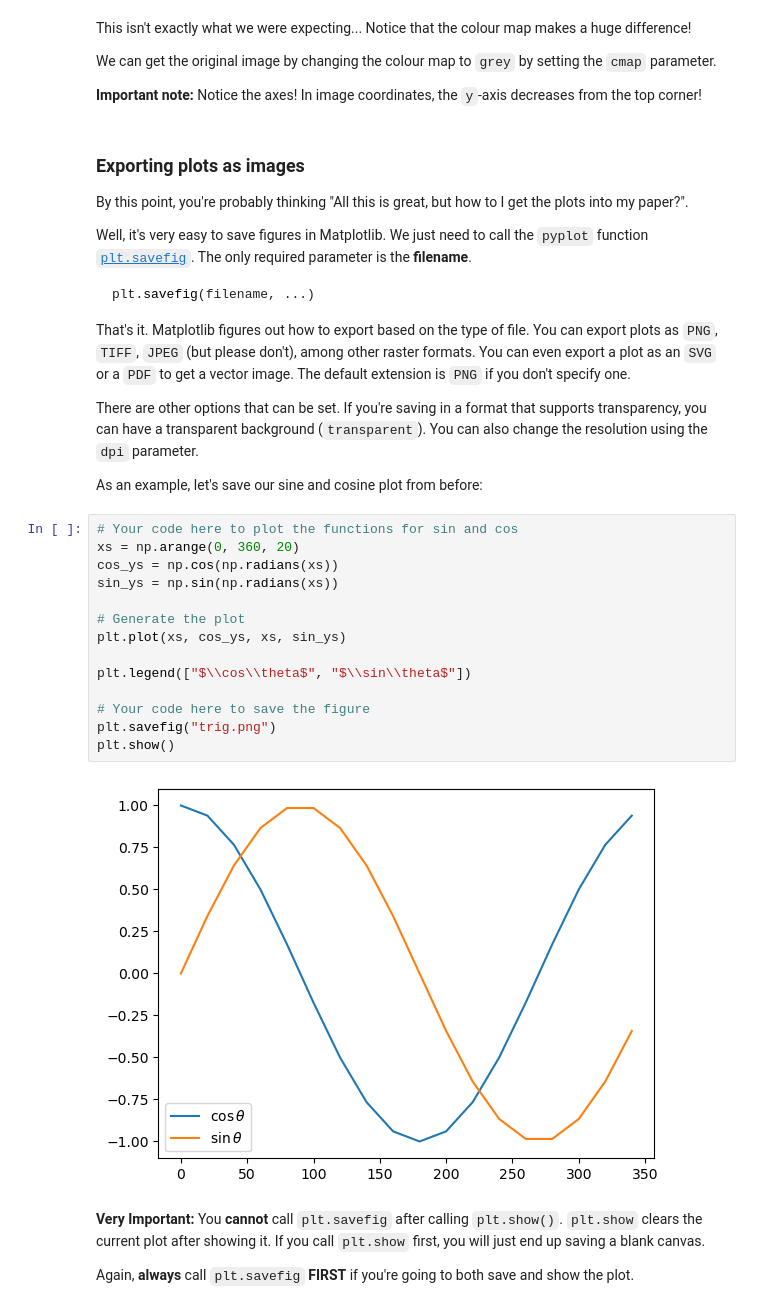
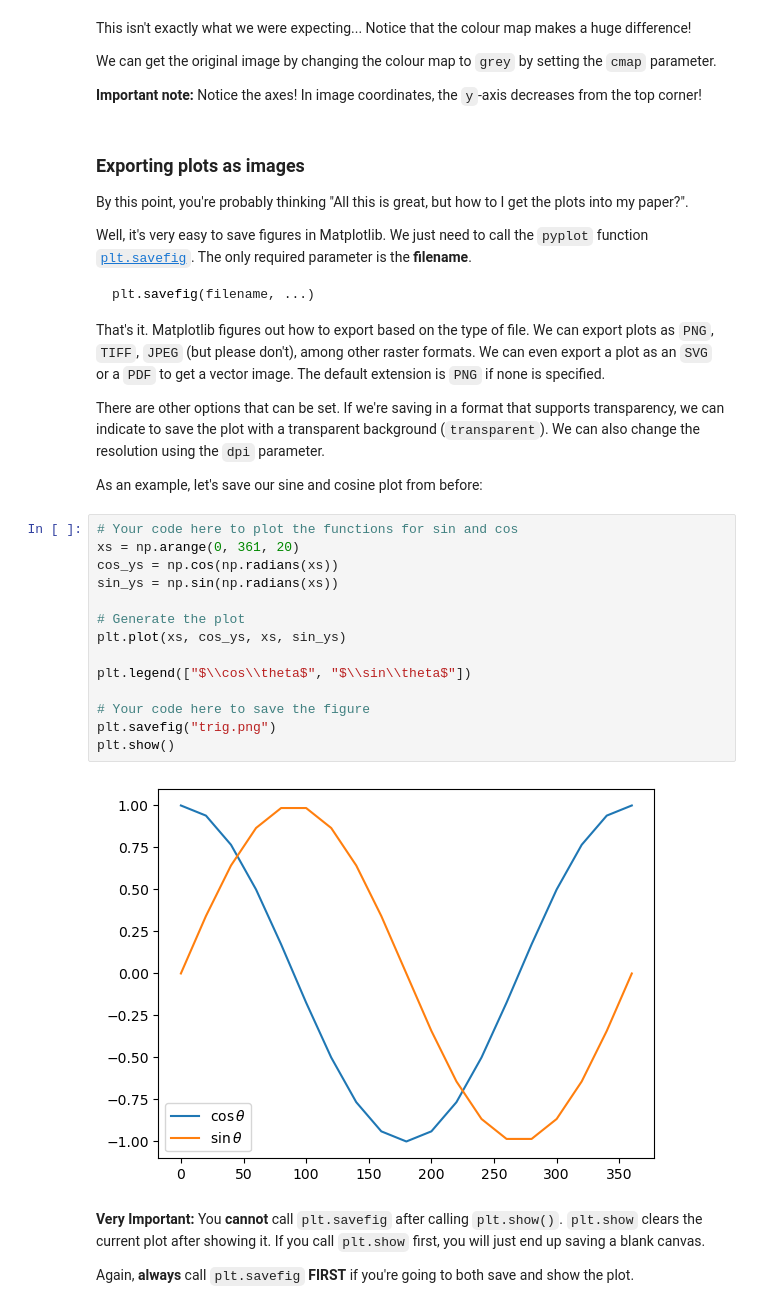
Before and after one commit to QLS-MiCM/DataProcessingInPython, a Jupyter notebook: Exercises/solutions/DataProcessingPython.ipynb, the cells around one changed output. Cells and saved outputs as stored; diff of their text form.

````diff
--- a/Exercises/solutions/DataProcessingPython.ipynb
+++ b/Exercises/solutions/DataProcessingPython.ipynb
@@ -1687,27 +1690,27 @@ Well, it's very easy to save figures in Matplotlib. We just need to call the `py
 plt.savefig(filename, ...)
 ```
 
-That's it. Matplotlib figures out how to export based on the type of file. You can export plots as `PNG`, `TIFF`, `JPEG` (but please don't), among other raster formats. You can even export a plot as an `SVG` or a `PDF` to get a vector image. The default extension is `PNG` if you don't specify one.
+That's it. Matplotlib figures out how to export based on the type of file. We can export plots as `PNG`, `TIFF`, `JPEG` (but please don't), among other raster formats. We can even export a plot as an `SVG` or a `PDF` to get a vector image. The default extension is `PNG` if none is specified.
 
-There are other options that can be set. If you're saving in a format that supports transparency, you can have a transparent background (`transparent`). You can also change the resolution using the `dpi` parameter.
+There are other options that can be set. If we're saving in a format that supports transparency, we can indicate to save the plot with a transparent background (`transparent`). We can also change the resolution using the `dpi` parameter.
 
 As an example, let's save our sine and cosine plot from before:
 # %%
 # Your code here to plot the functions for sin and cos
-xs = np.arange(0, 360, 20)
+xs = np.arange(0, 361, 20)
 cos_ys = np.cos(np.radians(xs))
 sin_ys = np.sin(np.radians(xs))
 
 # Generate the plot
 plt.plot(xs, cos_ys, xs, sin_ys)
 
 plt.legend(["$\\cos\\theta$", "$\\sin\\theta$"])
 
 # Your code here to save the figure
 plt.savefig("trig.png")
 plt.show()
 # %% [output]
-[figure, old version]
+[figure, new version]
 # %% [markdown]
 **Very Important:** You **cannot** call `plt.savefig` after calling `plt.show()`. `plt.show` clears the current plot after showing it. If you call `plt.show` first, you will just end up saving a blank canvas.
 
````
Also changed, not shown: parts of 77 cells of this notebook, 1 other file.
